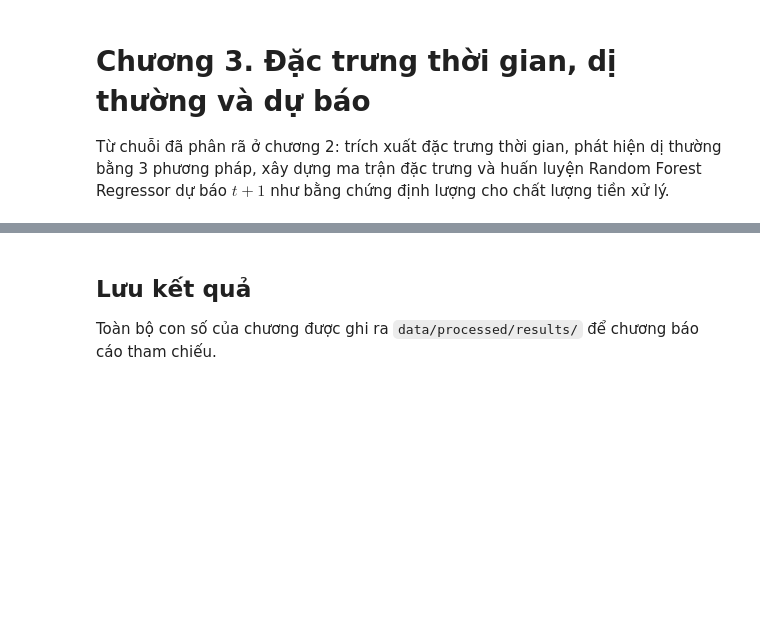
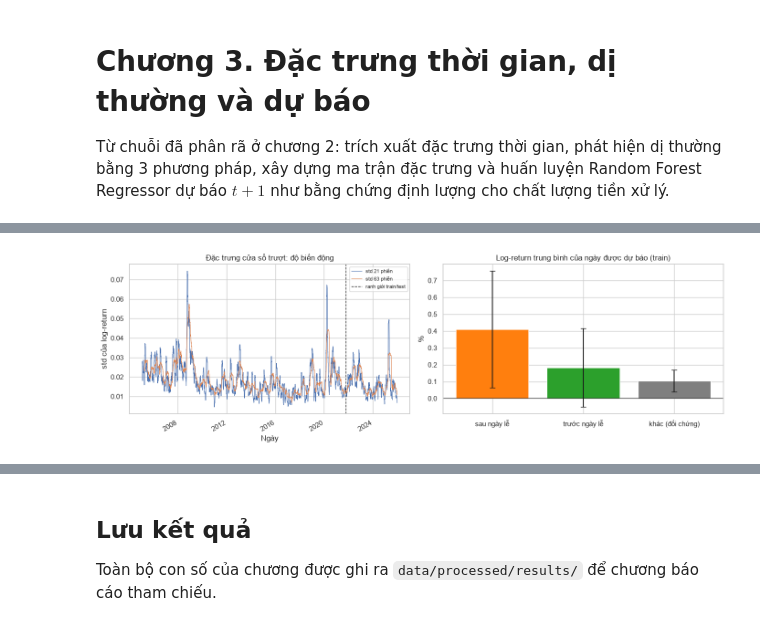
Before and after one commit to CaoThien1402/dm-preprocessing, a Jupyter notebook: book/03_ts_features_forecast.ipynb, the cells around one changed output, grey strips where cells are left out. Drawn from its saved outputs; the diff is of its cells as text; code cells hidden in the pictures; blank space fills up the shorter version.

```diff
--- a/book/03_ts_features_forecast.ipynb
+++ b/book/03_ts_features_forecast.ipynb
@@ -120,0 +22,16 @@ Các mã dùng cho Granger: ['AAPL', 'MSFT', 'JPM', 'XOM', 'JNJ']
+# %%
+series = load_main_series()
+n = len(series)
+split = config.ts_split_index(n)  # train = [0, split), test = [split, n): chia theo thời gian, không xáo trộn
+train_end = series.index[split - 1]
+log_y = np.log(series)
+log_ret = log_y.diff()  # r_t = ln(y_t / y_{t-1}); r_0 = NaN
+print(f"Train: {split} phiên đến {train_end.date()} | test: {n - split} phiên từ {series.index[split].date()}")
+
+decomp_path = config.PROCESSED_DIR / "ts_decomposed.parquet"
+if not decomp_path.exists():
+    raise FileNotFoundError("Chưa có ts_decomposed.parquet: hãy chạy chương 2 (mục 2.4) trước.")
+decomposed = pd.read_parquet(decomp_path)  # STL nhân quả (cuốn chiếu): thành phần tại t chỉ dùng dữ liệu đến t
+assert decomposed.index.equals(series.index)
+print("Thành phần STL nhân quả:", decomposed.shape, "| số ngày có thành phần:", int(decomposed["trend"].notna().sum()))
+RESULTS.update({"n_train": split, "n_test": n - split, "train_end": str(train_end.date())})
@@ -120,0 +52,73 @@ Các mã dùng cho Granger: ['AAPL', 'MSFT', 'JPM', 'XOM', 'JNJ']
+# %%
+import holidays
+from scipy.stats import mannwhitneyu
+
+WINDOWS = {"tuần": 5, "tháng": 21, "quý": 63}
+
+
+def rolling_features(r: pd.Series) -> pd.DataFrame:
+    """mean/std/min/max/skew của log-return trên các cửa sổ kết thúc tại t (chỉ dùng dữ liệu đến t)."""
+    cols = {}
+    for w in WINDOWS.values():
+        roll = r.rolling(w)
+        cols[f"roll{w}_mean"], cols[f"roll{w}_std"] = roll.mean(), roll.std()
+        cols[f"roll{w}_min"], cols[f"roll{w}_max"], cols[f"roll{w}_skew"] = roll.min(), roll.max(), roll.skew()
+    return pd.DataFrame(cols)
+
+
+nyse_holidays = pd.DatetimeIndex(pd.to_datetime(list(holidays.financial_holidays("NYSE", years=range(2004, 2027)).keys())))
+
+
+def time_features(target_dates: pd.DatetimeIndex, index: pd.Index) -> pd.DataFrame:
+    """Đặc trưng lịch của NGÀY ĐƯỢC DỰ BÁO (phiên kế tiếp), biết trước từ lịch giao dịch."""
+    dow = np.asarray(target_dates.dayofweek, dtype=float)
+    month = np.asarray(target_dates.month, dtype=float)
+    pre = np.asarray((target_dates + pd.offsets.BDay(1)).isin(nyse_holidays), dtype=float)
+    post = np.asarray((target_dates - pd.offsets.BDay(1)).isin(nyse_holidays), dtype=float)
+    return pd.DataFrame({
+        "dow_sin": np.sin(2 * np.pi * dow / 5), "dow_cos": np.cos(2 * np.pi * dow / 5),
+        "month_sin": np.sin(2 * np.pi * (month - 1) / 12), "month_cos": np.cos(2 * np.pi * (month - 1) / 12),
+        "pre_holiday": pre, "post_holiday": post,
+    }, index=index)
+
+
+def next_session_dates(dates: pd.DatetimeIndex) -> pd.DatetimeIndex:
+    """Ngày của phiên kế tiếp tại mỗi hàng (hàng cuối: NaT, không có nhãn nên sẽ bị loại)."""
+    return dates[1:].append(pd.DatetimeIndex([pd.NaT]))
+
+
+tfeat = time_features(next_session_dates(series.index), series.index)
+rfeat = rolling_features(log_ret)
+print("Đặc trưng thời gian:", list(tfeat.columns))
+print("Đặc trưng cửa sổ trượt:", len(rfeat.columns), "cột, ví dụ", list(rfeat.columns[:5]))
+
+# Hiệu ứng ngày lễ trên tập train (nhãn r_{t+1} thuộc train)
+r_next = log_ret.shift(-1)
+in_train = np.arange(n) <= split - 2
+group = pd.Series("khác", index=series.index)
+group[tfeat["post_holiday"].to_numpy() == 1] = "sau ngày lễ"
+group[tfeat["pre_holiday"].to_numpy() == 1] = "trước ngày lễ"
+rows = []
+base = r_next[in_train & (group == "khác").to_numpy()]
+for name in ["sau ngày lễ", "trước ngày lễ"]:
+    x = r_next[in_train & (group == name).to_numpy()]
+    u, p = mannwhitneyu(x, base, alternative="two-sided")
+    rows.append({"nhóm": name, "n": len(x), "mean (%)": x.mean() * 100,
+                 "CI95 ±(%)": 1.96 * x.std() / np.sqrt(len(x)) * 100, "U": u, "p-value": p, "rank-biserial": 2 * u / (len(x) * len(base)) - 1})
+rows.append({"nhóm": "khác (đối chứng)", "n": len(base), "mean (%)": base.mean() * 100, "CI95 ±(%)": 1.96 * base.std() / np.sqrt(len(base)) * 100})
+holiday_table = pd.DataFrame(rows).set_index("nhóm")
+RESULTS["holiday_effect"] = holiday_table.round(5).to_dict("index")
+display(holiday_table.round(4))
+
+fig, axes = plt.subplots(1, 2, figsize=(14, 4.5))
+for w, lab in [(21, "std 21 phiên"), (63, "std 63 phiên")]:
+    rfeat[f"roll{w}_std"].plot(ax=axes[0], lw=0.8, label=lab)
+axes[0].axvline(train_end, color="k", ls="--", lw=1, label="ranh giới train/test")
+axes[0].set_title("Đặc trưng cửa sổ trượt: độ biến động"); axes[0].set_xlabel("Ngày"); axes[0].set_ylabel("std của log-return"); axes[0].legend(fontsize=8)
+hol = holiday_table.reset_index()
+axes[1].bar(hol["nhóm"], hol["mean (%)"], yerr=hol["CI95 ±(%)"], color=["tab:orange", "tab:green", "tab:gray"], capsize=4)
+axes[1].axhline(0, color="k", lw=0.8)
+axes[1].set_title("Log-return trung bình của ngày được dự báo (train)"); axes[1].set_ylabel("%")
+plt.tight_layout()
+plt.show()
+# %% [output]
@@ -120,0 +132 @@ Các mã dùng cho Granger: ['AAPL', 'MSFT', 'JPM', 'XOM', 'JNJ']
+[figure, added]
```
Also changed, not shown: parts of 18 cells of this notebook, 1 other file.
